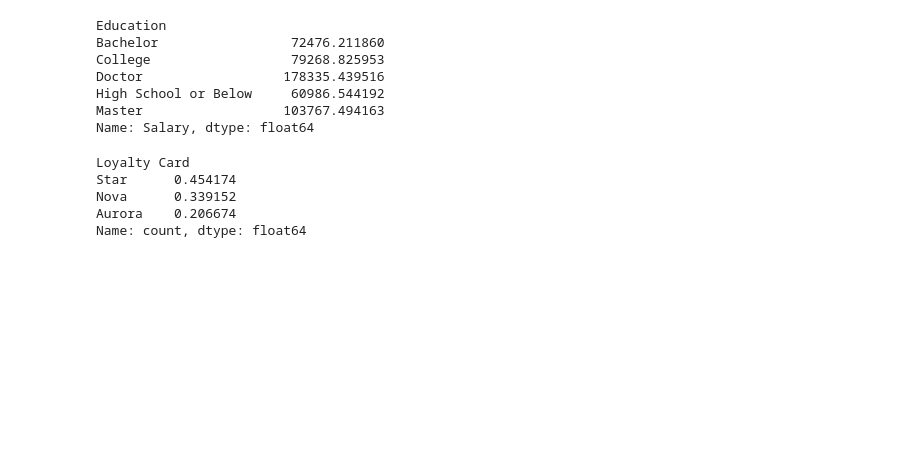
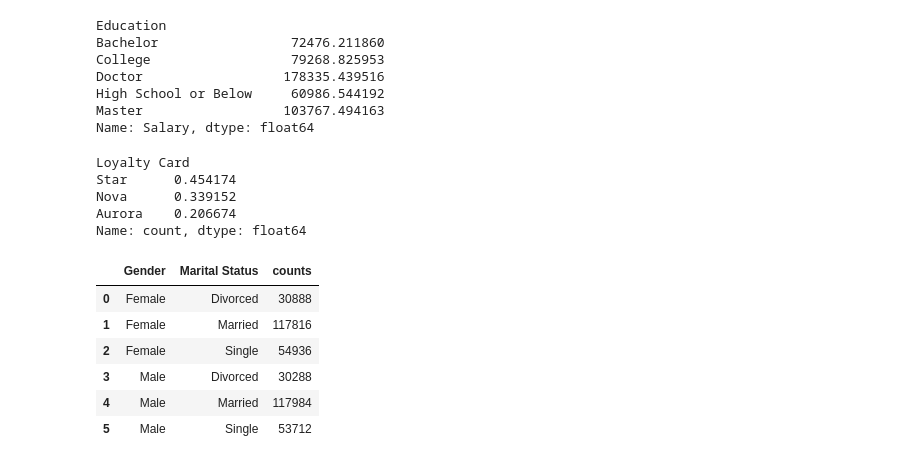
Before and after one commit to Adalab/bda-modulo-3-evaluacion-final-melila79, a Jupyter notebook: modulo 3 evaluacion final.ipynb, the cells around one changed output. Cells and saved outputs as stored; diff of their text form; code cells hidden in the pictures; blank space fills up the shorter version.

```diff
--- a/modulo 3 evaluacion final.ipynb
+++ b/modulo 3 evaluacion final.ipynb
@@ -547,3 +547,16 @@ Aurora    0.206674
 Name: count, dtype: float64
 # %%
 # 6. ¿Cómo se distribuyen los clientes según su estado civil y género?
+# %%
+# Contar el número de clientes por género y estado civil
+
+total_clientes = df_unido_copy.groupby(['Gender', 'Marital Status']).size().reset_index(name='counts')
+total_clientes
+# %% [output]
+|  | Gender | Marital Status | counts |
+| 0 | Female | Divorced | 30888 |
+| 1 | Female | Married | 117816 |
+| 2 | Female | Single | 54936 |
+| 3 | Male | Divorced | 30288 |
+| 4 | Male | Married | 117984 |
+| 5 | Male | Single | 53712 |
```
Also changed, not shown: parts of 1 cell of this notebook.
